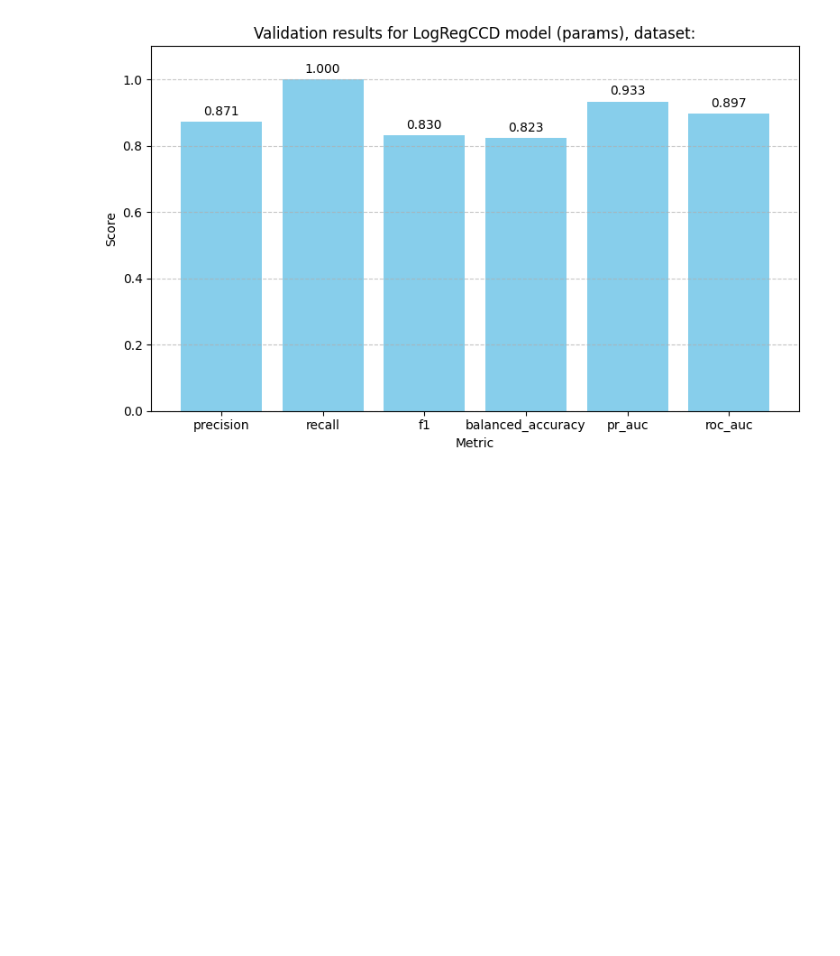
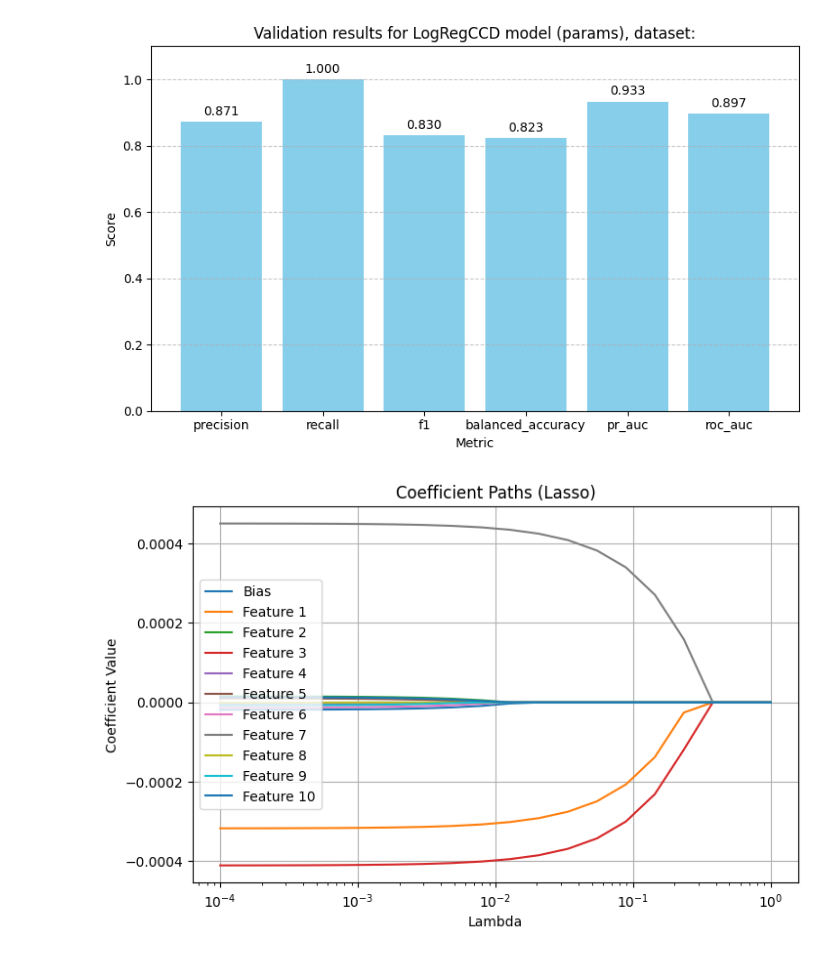
Before and after one commit to WeronikaPlichta375/AML_2025, a Jupyter notebook: LogRegCCD/LogRegCCD_example_of_use.ipynb, the cells around one changed output. Drawn from its saved outputs; the diff is of its cells as text; code cells hidden in the pictures; blank space fills up the shorter version.

```diff
--- a/LogRegCCD/LogRegCCD_example_of_use.ipynb
+++ b/LogRegCCD/LogRegCCD_example_of_use.ipynb
@@ -104,0 +107,4 @@ roc_auc               0.233572    0.896953
+# %%
+model.plot_coefficients()
+# %% [output]
+[figure, added]
```
Also changed, not shown: parts of 2 cells of this notebook, 1 other file.
